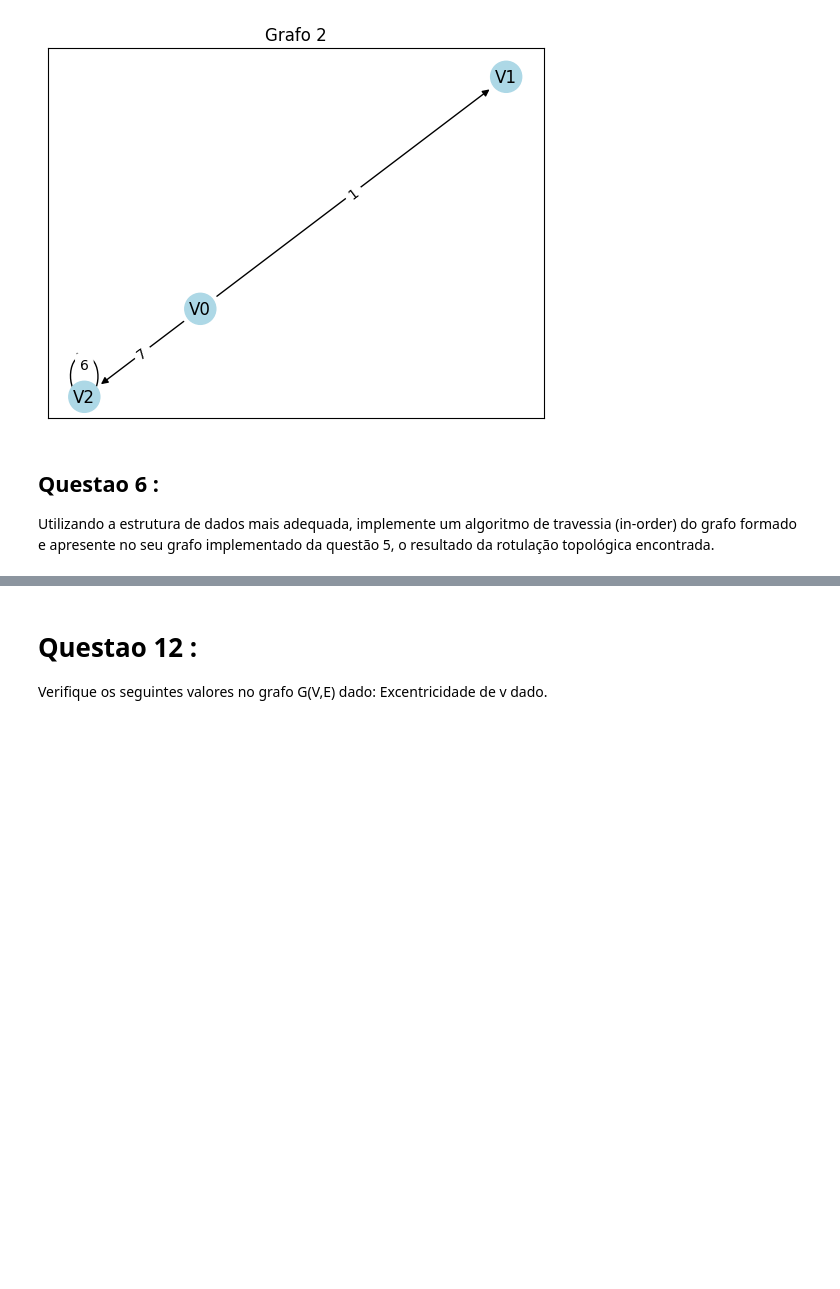
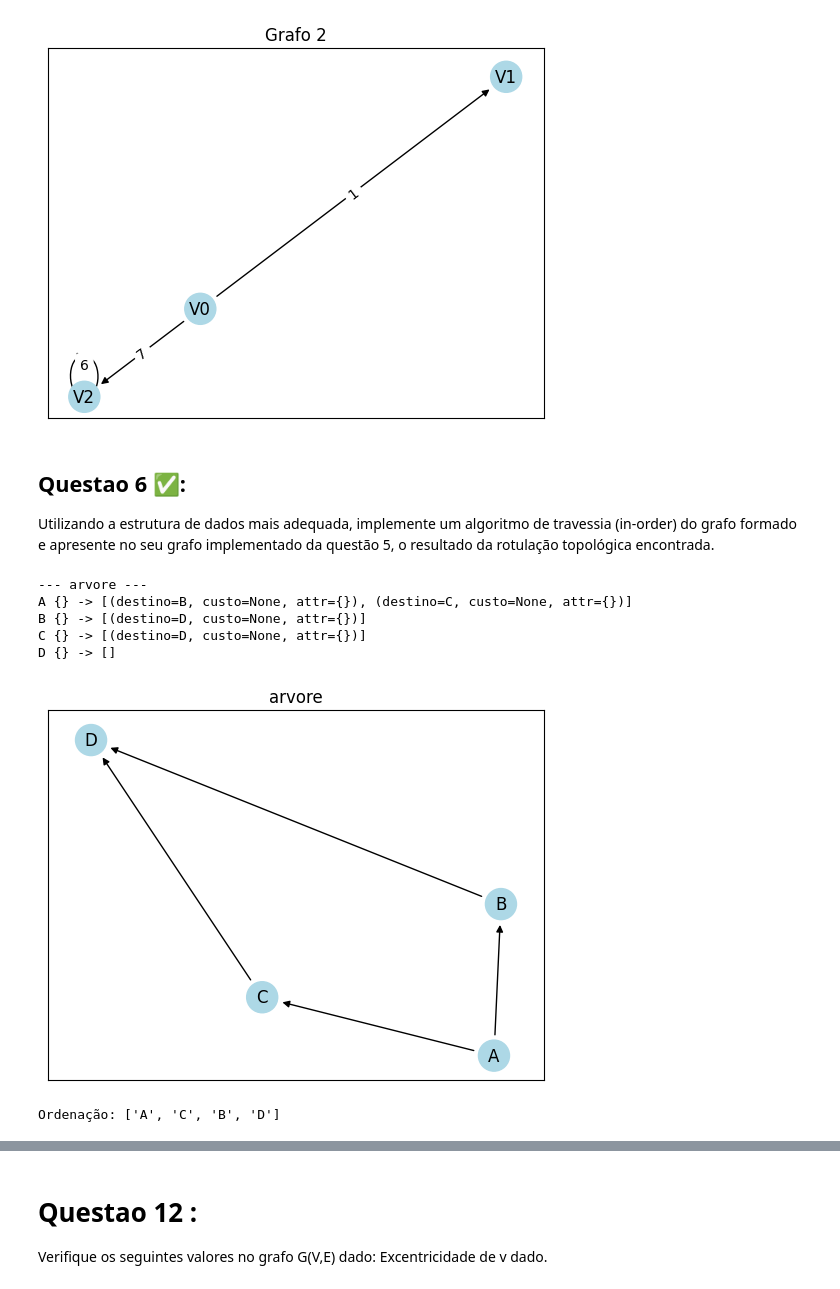
Before and after one commit to kaynanxd/Teoria-Grafos, a Jupyter notebook: ListaGrafosAc1.ipynb, the cells around one changed output, grey strips where cells are left out. Saved outputs shown, nothing was run; the diff lists cells and outputs as text; code cells hidden in the pictures; blank space fills up the shorter version.

```diff
--- a/ListaGrafosAc1.ipynb
+++ b/ListaGrafosAc1.ipynb
@@ -338,8 +442,60 @@ V1 {} -> []
 V2 {} -> [(destino=V2, custo=6, attr={})]
 [figure]
 # %% [markdown]
-## Questao 6 :
+## Questao 6 ✅:
 Utilizando a estrutura de dados mais adequada, implemente um algoritmo de travessia (in-order) do
 grafo formado e apresente no seu grafo implementado da questão 5, o resultado da rotulação
 topológica encontrada.
+# %%
+def travessia_inorder(self):
+    visitado = set()
+    pilha = []
+    em_recursao = set()
+
+    def dfs(v):
+        if v in em_recursao:
+            raise Exception("Grafo tem ciclo, não é arvore")
+
+        if v not in visitado:
+            em_recursao.add(v)
+
+            for aresta in self.adj[v]:
+                dfs(aresta.destino)
+
+            em_recursao.remove(v)
+            visitado.add(v)
+            pilha.append(v)
+
+    for v in self.vertices:
+        if v not in visitado:
+            dfs(v)
+
+    pilha.reverse()
+    return pilha
+#aqui eu adiciono essa def a classe multigrafo da questao 5
+MultiGrafo.travessia_inorder = travessia_inorder
+# %%
+g = MultiGrafo("arvore", direcionado=True)
+
+g.adicionar_vertice("A")
+g.adicionar_vertice("B")
+g.adicionar_vertice("C")
+g.adicionar_vertice("D")
+
+g.adicionar_aresta("A", "B")
+g.adicionar_aresta("A", "C")
+g.adicionar_aresta("B", "D")
+g.adicionar_aresta("C", "D")
+
+g.mostrar()
+g.visualizar()
+print("Ordenação:", g.travessia_inorder())
+# %% [output]
+--- arvore ---
+A {} -> [(destino=B, custo=None, attr={}), (destino=C, custo=None, attr={})]
+B {} -> [(destino=D, custo=None, attr={})]
+C {} -> [(destino=D, custo=None, attr={})]
+D {} -> []
+[figure, added]
+Ordenação: ['A', 'C', 'B', 'D']
 # %% [markdown]
```
Also changed, not shown: parts of 60 cells of this notebook.
